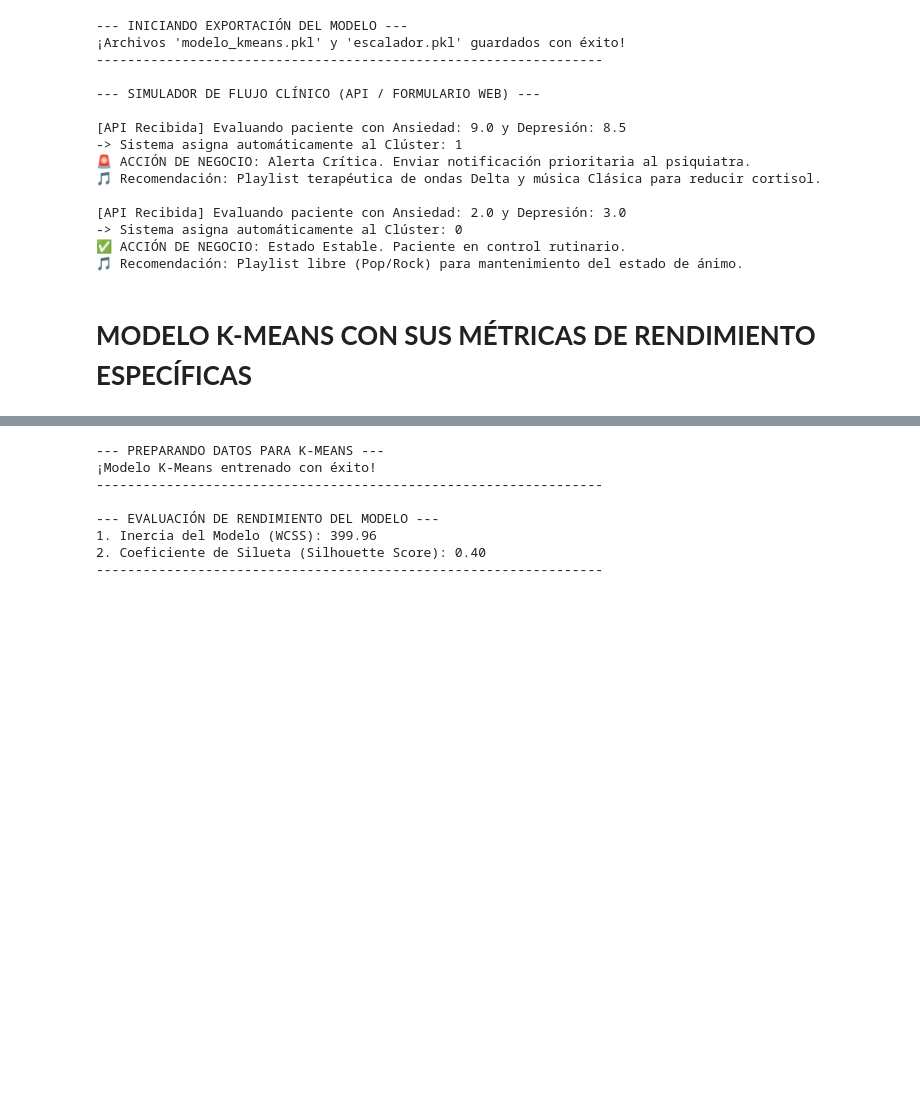
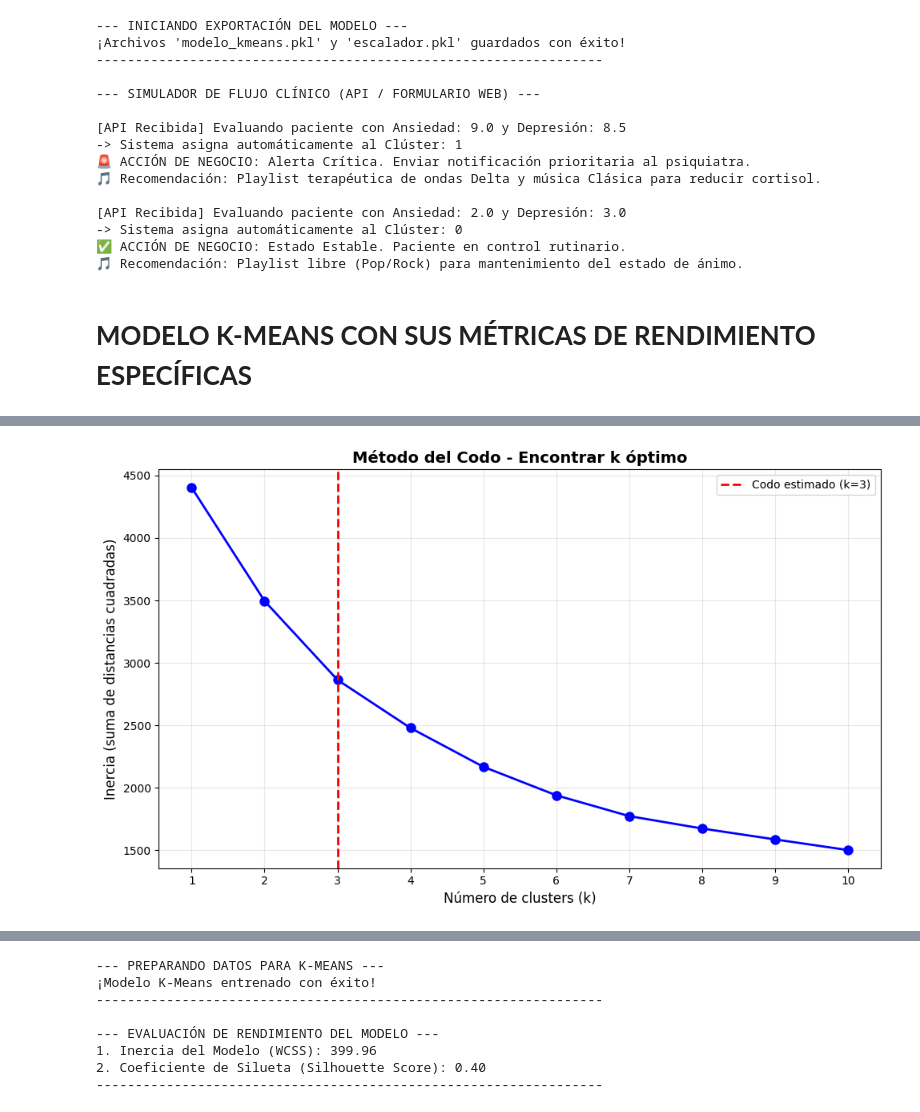
Before and after one commit to masolopa/MINERIADEDATOS, a Jupyter notebook: EV3 completa.ipynb, the cells around one changed output, grey strips where cells are left out. Saved outputs shown, nothing was run; the diff lists cells and outputs as text; code cells hidden in the pictures; blank space fills up the shorter version.

```diff
--- a/EV3 completa.ipynb
+++ b/EV3 completa.ipynb
@@ -1594,3 +1559,89 @@ API_Simulador_Terapia(ansiedad_paciente=2.0, depresion_paciente=3.0) # Paciente
 🎵 Recomendación: Playlist libre (Pop/Rock) para mantenimiento del estado de ánimo.
 # %% [markdown]
 # **MODELO K-MEANS CON SUS MÉTRICAS DE RENDIMIENTO ESPECÍFICAS**
+# %%
+import pandas as pd
+import numpy as np
+import matplotlib.pyplot as plt
+from sklearn.cluster import KMeans
+from sklearn.preprocessing import StandardScaler
+
+# ===== PREPARACIÓN DE DATOS =====
+
+# Cargar tu dataset
+# df = pd.read_csv('your_music_health_data.csv') # Esta línea se ha eliminado, df ya está cargado
+
+# Seleccionar características para clustering
+# (numéricas, sin el target Music effects)
+features_clustering = [
+    'Edad',
+    'Horas de escucha por día',
+    'Beats por minuto de su género musical favorito',
+    '¿Cuál es su reporte de ansiedad en escala de 1 a 10?',
+    '¿Cuál es su reporte de depresión en escala de 1 a 10?',
+    '¿Cuál es su reporte de insomnio en escala de 1 a 10?',
+    '¿Cuál es su reporte de TOC en escala de 1 a 10?'
+]
+
+# Eliminar filas con NaN
+X = df[features_clustering].dropna()
+
+print(f"Shape para clustering: {X.shape}")  # (n_samples, n_features)
+
+# IMPORTANTE: Estandarizar (K-Means es sensible a escala)
+scaler = StandardScaler()
+X_scaled = scaler.fit_transform(X)
+
+print(f"✓ Datos escalados: media={X_scaled.mean():.2f}, std={X_scaled.std():.2f}")
+
+# ===== MÉTODO DEL CODO =====
+
+# Paso 1: Entrenar K-Means con k=1 hasta k=10
+k_range = range(1, 11)  # 1, 2, 3, ..., 10
+inertias = []
+
+print("\nEntrenando K-Means para distintos k...")
+for k in k_range:
+    kmeans = KMeans(n_clusters=k, random_state=42, n_init=10)
+    kmeans.fit(X_scaled)
+    inertias.append(kmeans.inertia_)
+    print(f"k={k:2d} → Inercia={kmeans.inertia_:.2f}")
+
+# Paso 2: Graficar
+plt.figure(figsize=(10, 6))
+plt.plot(k_range, inertias, 'bo-', linewidth=2, markersize=8)
+plt.xlabel('Número de clusters (k)', fontsize=12)
+plt.ylabel('Inercia (suma de distancias cuadradas)', fontsize=12)
+plt.title('Método del Codo - Encontrar k óptimo', fontsize=14, fontweight='bold')
+plt.grid(True, alpha=0.3)
+plt.xticks(k_range)
+
+# Marcar el codo (típicamente k=3 o k=4)
+# Para este ejemplo, marcamos k=3
+plt.axvline(x=3, color='red', linestyle='--', linewidth=2, label='Codo estimado (k=3)')
+plt.legend()
+
+plt.tight_layout()
+plt.savefig('elbow_method.png', dpi=300, bbox_inches='tight')
+plt.show()
+
+print("\n✓ Gráfico guardado como 'elbow_method.png'")
+
+# ===== INTERPRETACIÓN =====
+
+print("\n=== ANÁLISIS DEL CODO ===")
+
+# Calcular diferencias (cambio de inercia)
+diffs = np.diff(inertias)
+print("\nCambio de inercia (diferencia entre k y k-1):")
+for i, diff in enumerate(diffs, 1):
+    print(f"k={i} → k={i+1}: Δ inercia = {-diff:.2f} (mejora de {-diff:.2f})")
+
+# El codo es donde la mejora se vuelve pequeña
+# Típicamente: si baja >50 puntos, seguir; si baja <10 puntos, parar
+print("\n💡 Interpretación:")
+print("- k=1→2: mejora GRANDE (cientos de puntos) ✓")
+print("- k=2→3: mejora GRANDE (cientos de puntos) ✓")
+print("- k=3→4: mejora PEQUEÑA (decenas de puntos) ← CODO aquí")
+print("- k=4→5: mejora MÍNIMA (pocos puntos) ✓ Parar")
+# %% [output]
@@ -1596,0 +1662 @@ API_Simulador_Terapia(ansiedad_paciente=2.0, depresion_paciente=3.0) # Paciente
+[figure, added]
```
Also changed, not shown: parts of 16 cells of this notebook.
